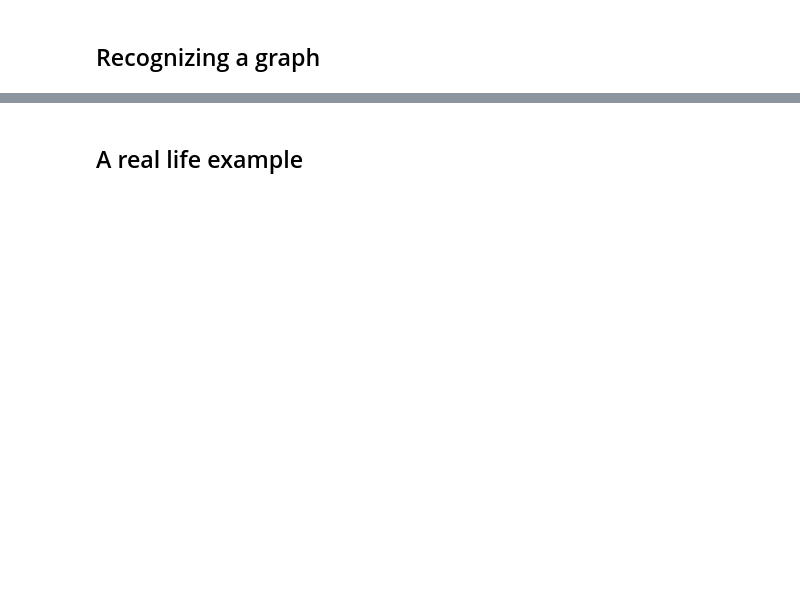
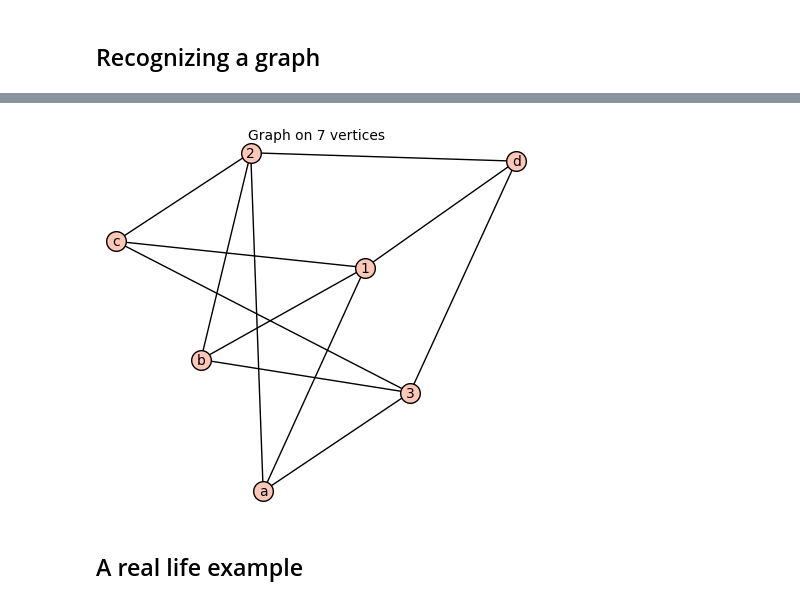
Before and after one commit to DiscreteZOO/Presentations, a Jupyter notebook: 2018-01-25_26-Morelia/DiscreteZOO-demo.ipynb, the cells around one changed output, grey strips where cells are left out. Cells and saved outputs as stored; diff of their text form; code cells hidden in the pictures; blank space fills up the shorter version.

```diff
--- a/2018-01-25_26-Morelia/DiscreteZOO-demo.ipynb
+++ b/2018-01-25_26-Morelia/DiscreteZOO-demo.ipynb
@@ -131,5 +161,8 @@ K34 = CVTGraph(list(cartesian_product([(1, 2, 3), ('a', 'b', 'c', 'd')])))
 # %%
 K34 = ZooGraph(list(cartesian_product([(1, 2, 3), ('a', 'b', 'c', 'd')])))
+K34
+# %% [output]
+[figure, added]
 # %% [markdown]
 <h2>A real life example</h2>
 # %%
```
Also changed, not shown: parts of 12 cells of this notebook.
